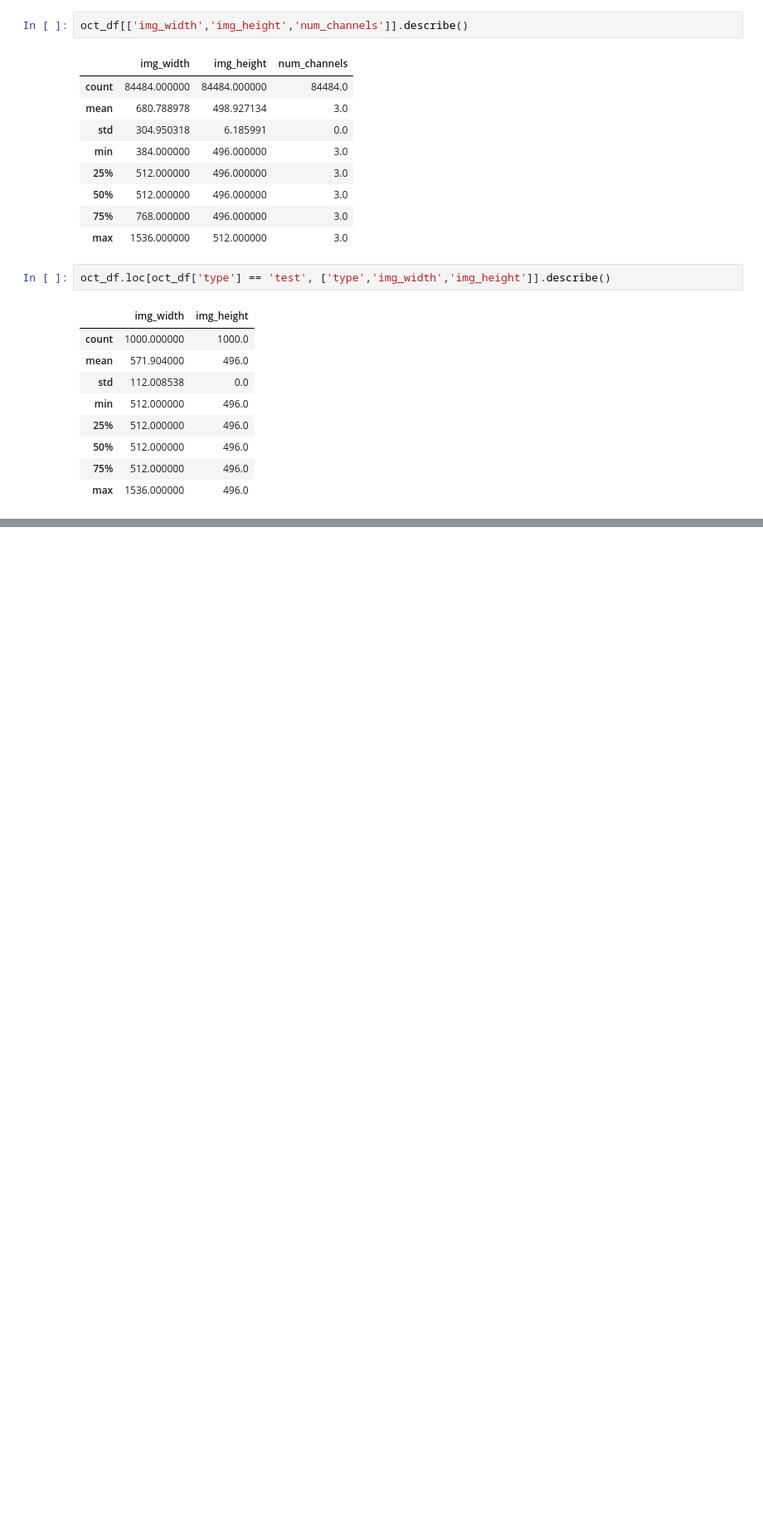
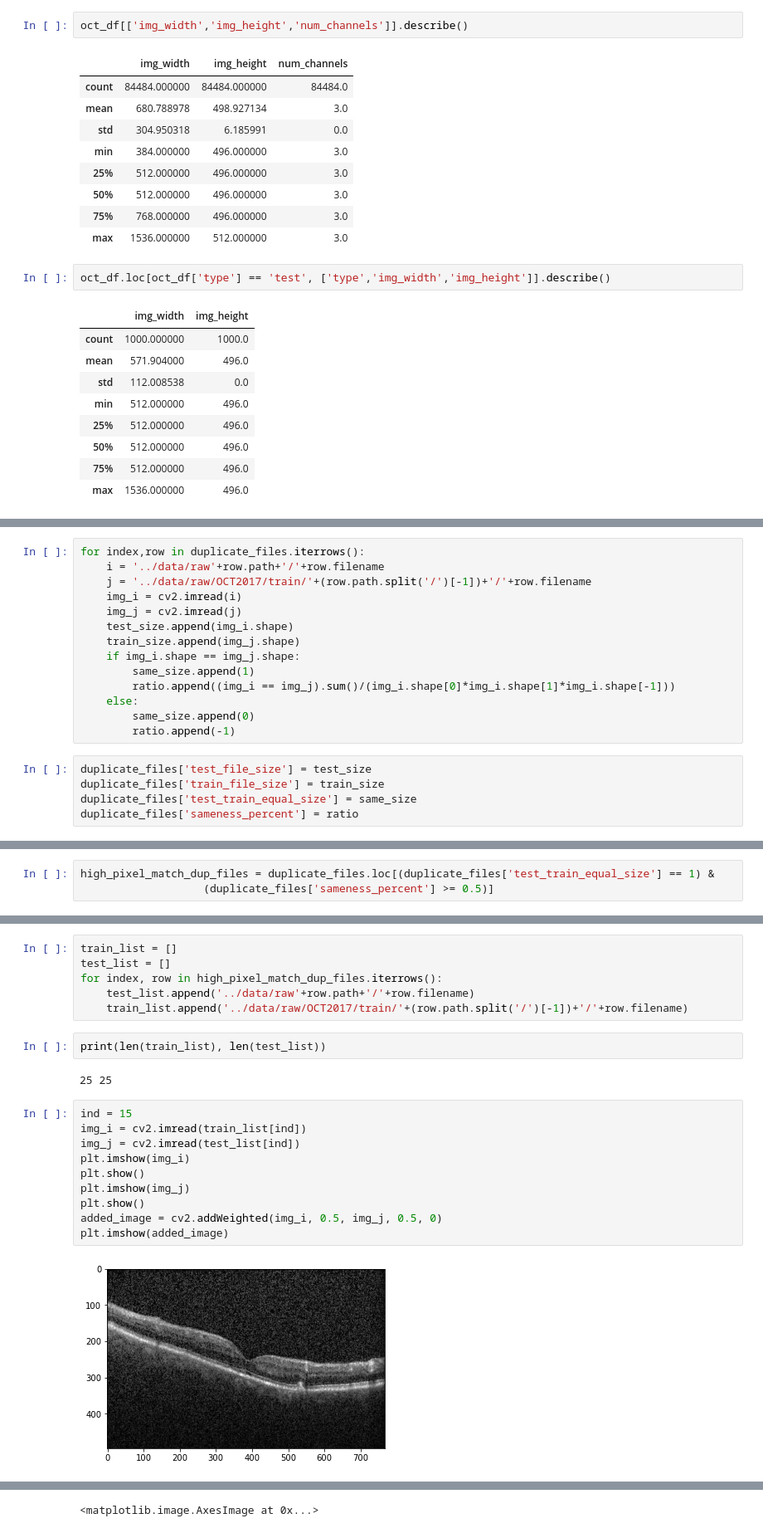
Before and after one commit to jenningst/oct-contrastive-loss-vs-transfer-learning, a Jupyter notebook: notebooks/data-ingestion.ipynb, the cells around one changed output, grey strips where cells are left out. Shown: that part at 83% size. Drawn from its saved outputs; the diff is of its cells as text; blank space fills up the shorter version.

Commit message:
added some explanations and duplicate EDA

```diff
--- a/notebooks/data-ingestion.ipynb
+++ b/notebooks/data-ingestion.ipynb
@@ -267,0 +298,19 @@ oct_df.loc[oct_df['type'] == 'test', ['type','img_width','img_height']].describe
+# %%
+for index,row in duplicate_files.iterrows():
+    i = '../data/raw'+row.path+'/'+row.filename
+    j = '../data/raw/OCT2017/train/'+(row.path.split('/')[-1])+'/'+row.filename
+    img_i = cv2.imread(i)
+    img_j = cv2.imread(j)
+    test_size.append(img_i.shape)
+    train_size.append(img_j.shape)
+    if img_i.shape == img_j.shape:
+        same_size.append(1)
+        ratio.append((img_i == img_j).sum()/(img_i.shape[0]*img_i.shape[1]*img_i.shape[-1]))
+    else:
+        same_size.append(0)
+        ratio.append(-1)
+# %%
+duplicate_files['test_file_size'] = test_size
+duplicate_files['train_file_size'] = train_size
+duplicate_files['test_train_equal_size'] = same_size
+duplicate_files['sameness_percent'] = ratio
@@ -267,0 +342,3 @@ oct_df.loc[oct_df['type'] == 'test', ['type','img_width','img_height']].describe
+# %%
+high_pixel_match_dup_files = duplicate_files.loc[(duplicate_files['test_train_equal_size'] == 1) &
+                   (duplicate_files['sameness_percent'] >= 0.5)]
@@ -267,0 +365,22 @@ oct_df.loc[oct_df['type'] == 'test', ['type','img_width','img_height']].describe
+# %%
+train_list = []
+test_list = []
+for index, row in high_pixel_match_dup_files.iterrows():
+    test_list.append('../data/raw'+row.path+'/'+row.filename)
+    train_list.append('../data/raw/OCT2017/train/'+(row.path.split('/')[-1])+'/'+row.filename)
+# %%
+print(len(train_list), len(test_list))
+# %% [output]
+25 25
+# %%
+ind = 15
+img_i = cv2.imread(train_list[ind])
+img_j = cv2.imread(test_list[ind])
+plt.imshow(img_i)
+plt.show()
+plt.imshow(img_j)
+plt.show()
+added_image = cv2.addWeighted(img_i, 0.5, img_j, 0.5, 0)
+plt.imshow(added_image)
+# %% [output]
+[figure, added]
@@ -267,0 +388 @@ oct_df.loc[oct_df['type'] == 'test', ['type','img_width','img_height']].describe
+<matplotlib.image.AxesImage at 0x...>
```
Also changed, not shown: parts of 10 cells of this notebook.
